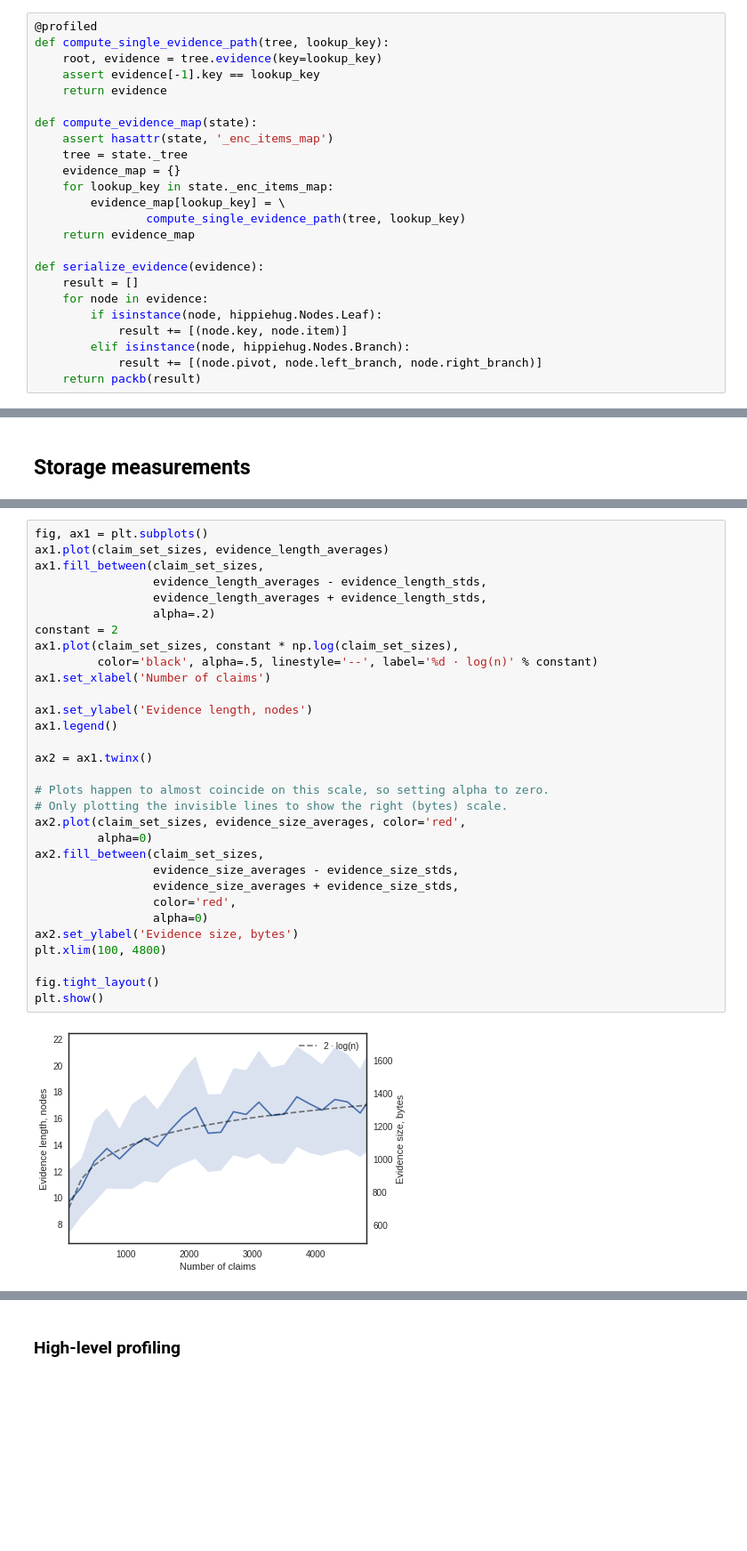
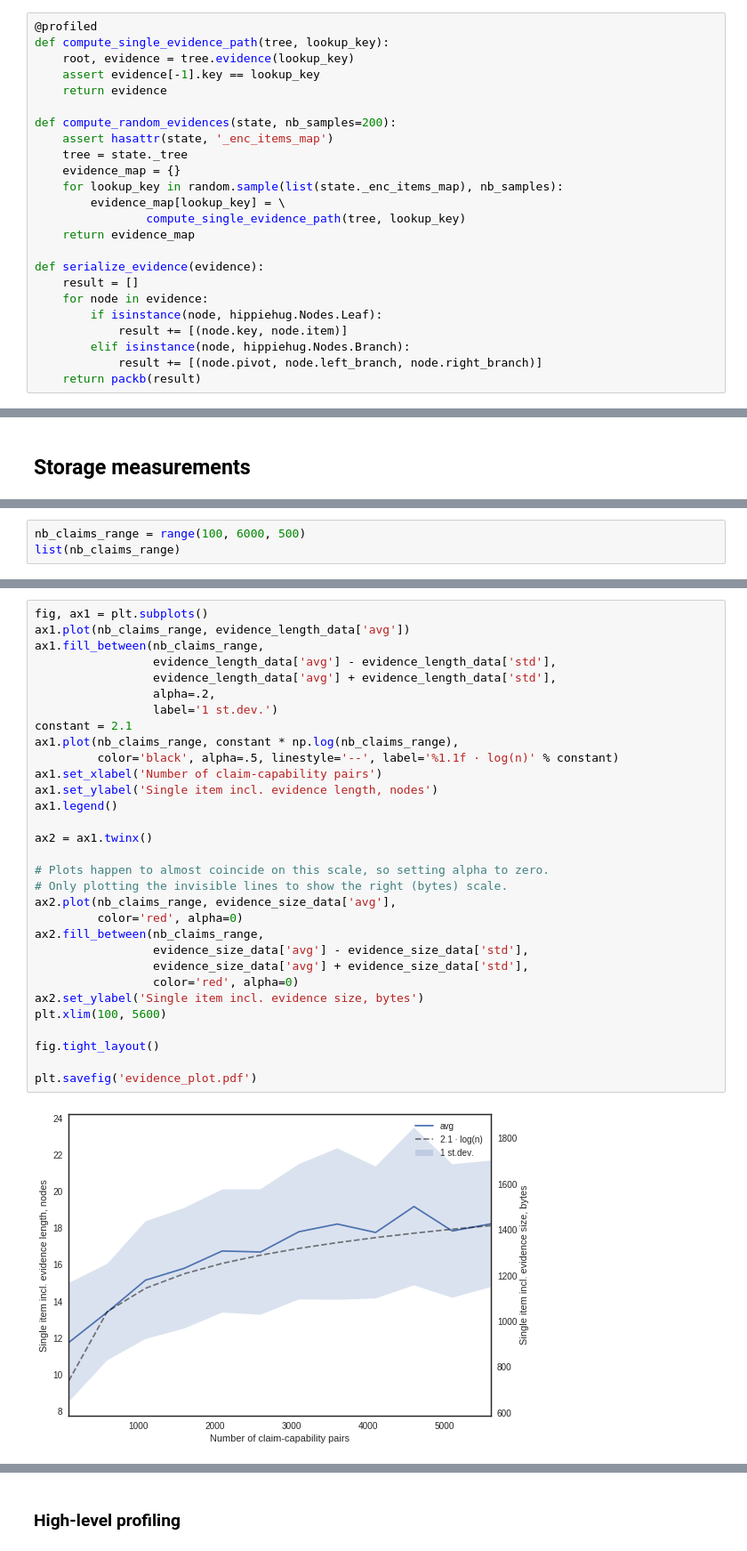
Before and after one commit to claimchain/claimchain-core, a Jupyter notebook: simulations/operations_profiling.ipynb, the cells around one changed output, grey strips where cells are left out. Shown at 89% size. Drawn from its saved outputs; the diff is of its cells as text; blank space fills up the shorter version.

```diff
--- a/simulations/operations_profiling.ipynb
+++ b/simulations/operations_profiling.ipynb
@@ -75,15 +73,15 @@ Evidence of claim inclusion can be done either on the owner's side or on the cli
 # %%
 @profiled
 def compute_single_evidence_path(tree, lookup_key):
-    root, evidence = tree.evidence(key=lookup_key)
+    root, evidence = tree.evidence(lookup_key)
     assert evidence[-1].key == lookup_key
     return evidence
 
-def compute_evidence_map(state):
+def compute_random_evidences(state, nb_samples=200):
     assert hasattr(state, '_enc_items_map')
     tree = state._tree
     evidence_map = {}
-    for lookup_key in state._enc_items_map:
+    for lookup_key in random.sample(list(state._enc_items_map), nb_samples):
         evidence_map[lookup_key] = \
                 compute_single_evidence_path(tree, lookup_key)
     return evidence_map
@@ -119,0 +118,3 @@ Produce evidences, and measure their sizes both in bytes and number of nodes.
+# %%
+nb_claims_range = range(100, 6000, 500)
+list(nb_claims_range)
@@ -148,33 +151,33 @@ evidence_size_stds = np.array(evidence_size_stds)
 # %%
 fig, ax1 = plt.subplots()
-ax1.plot(claim_set_sizes, evidence_length_averages)
-ax1.fill_between(claim_set_sizes,
-                 evidence_length_averages - evidence_length_stds,
-                 evidence_length_averages + evidence_length_stds,
-                 alpha=.2)
-constant = 2
-ax1.plot(claim_set_sizes, constant * np.log(claim_set_sizes),
-         color='black', alpha=.5, linestyle='--', label='%d · log(n)' % constant)
-ax1.set_xlabel('Number of claims')
-
-ax1.set_ylabel('Evidence length, nodes')
+ax1.plot(nb_claims_range, evidence_length_data['avg'])
+ax1.fill_between(nb_claims_range,
+                 evidence_length_data['avg'] - evidence_length_data['std'],
+                 evidence_length_data['avg'] + evidence_length_data['std'],
+                 alpha=.2,
+                 label='1 st.dev.')
+constant = 2.1
+ax1.plot(nb_claims_range, constant * np.log(nb_claims_range),
+         color='black', alpha=.5, linestyle='--', label='%1.1f · log(n)' % constant)
+ax1.set_xlabel('Number of claim-capability pairs')
+ax1.set_ylabel('Single item incl. evidence length, nodes')
 ax1.legend()
 
 ax2 = ax1.twinx()
 
 # Plots happen to almost coincide on this scale, so setting alpha to zero.
 # Only plotting the invisible lines to show the right (bytes) scale.
-ax2.plot(claim_set_sizes, evidence_size_averages, color='red',
-         alpha=0)
-ax2.fill_between(claim_set_sizes,
-                 evidence_size_averages - evidence_size_stds,
-                 evidence_size_averages + evidence_size_stds,
-                 color='red',
-                 alpha=0)
-ax2.set_ylabel('Evidence size, bytes')
-plt.xlim(100, 4800)
+ax2.plot(nb_claims_range, evidence_size_data['avg'],
+         color='red', alpha=0)
+ax2.fill_between(nb_claims_range,
+                 evidence_size_data['avg'] - evidence_size_data['std'],
+                 evidence_size_data['avg'] + evidence_size_data['std'],
+                 color='red', alpha=0)
+ax2.set_ylabel('Single item incl. evidence size, bytes')
+plt.xlim(100, 5600)
 
 fig.tight_layout()
-plt.show()
+
+plt.savefig('evidence_plot.pdf')
 # %% [output]
-[figure, old version]
+[figure, new version]
```
Also changed, not shown: parts of 20 cells of this notebook, 1 other file.
